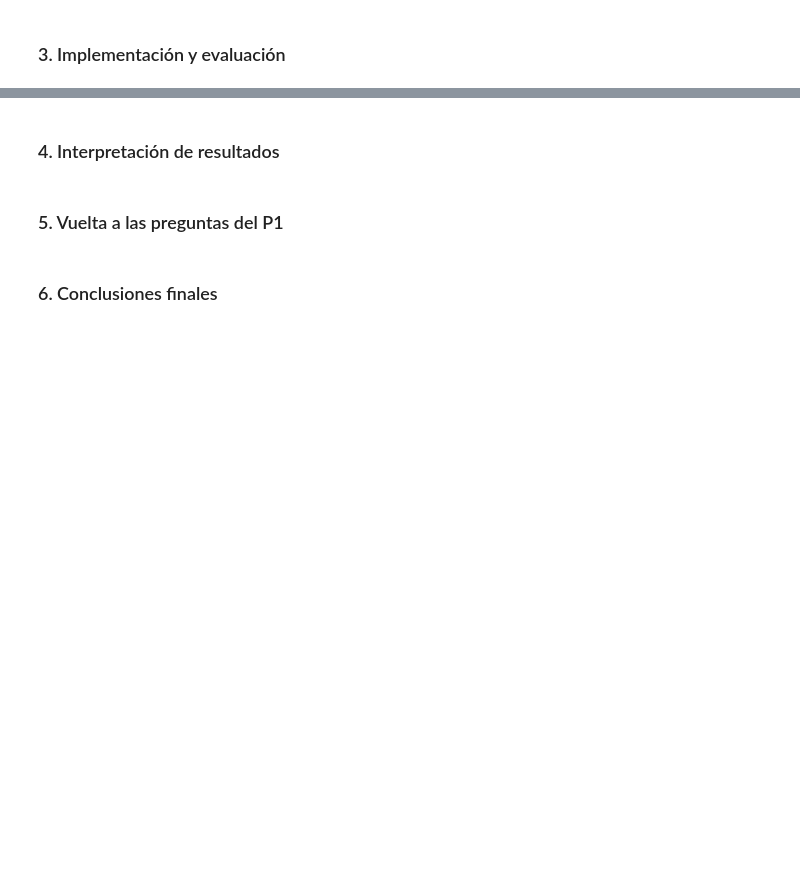
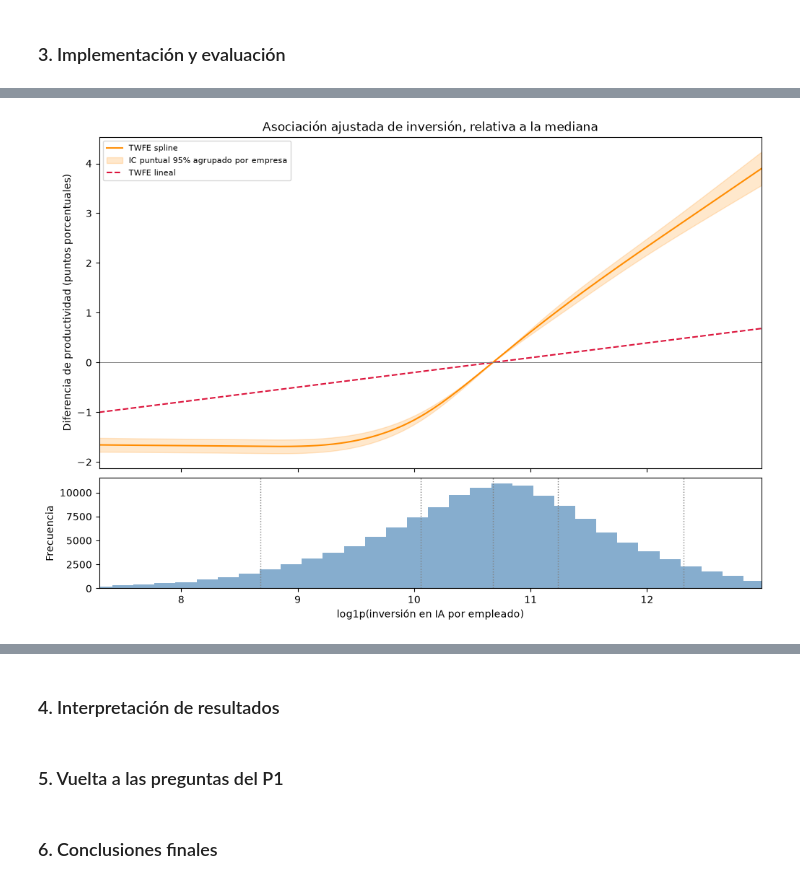
Before and after one commit to Ericsig/DiploDatos, a Jupyter notebook: notebook/modelado.ipynb, the cells around one changed output, grey strips where cells are left out. Drawn from its saved outputs; the diff is of its cells as text; code cells hidden in the pictures; blank space fills up the shorter version.

```diff
--- a/notebook/modelado.ipynb
+++ b/notebook/modelado.ipynb
@@ -398,0 +741,20 @@ H3 con dummies: (143071, 52)
+# %%
+# Centrar/escalar estabiliza las regresiones auxiliares sin cambiar el VIF.
+escala_h1_within = X_h1_within_diag.std(ddof=0)
+assert (escala_h1_within > 1e-12).all(), 'Quedaron predictores absorbidos sin variación.'
+Z_h1_within = (X_h1_within_diag - X_h1_within_diag.mean()) / escala_h1_within
+assert np.isfinite(Z_h1_within.to_numpy()).all()
+diseno_vif_h1 = sm.add_constant(Z_h1_within, has_constant='add')
+vif_h1 = pd.DataFrame({
+    'predictor': Z_h1_within.columns,
+    'VIF_within': [variance_inflation_factor(diseno_vif_h1.to_numpy(), j + 1)
+                   for j in range(Z_h1_within.shape[1])],
+}).sort_values('VIF_within', ascending=False).reset_index(drop=True)
+vif_h1['referencia'] = np.select(
+    [vif_h1['VIF_within'] >= 10, vif_h1['VIF_within'] >= 5],
+    ['alta (>=10)', 'revisar (>=5)'], default='baja (<5)',
+)
+display(vif_h1)
+print(f'Rango within: {np.linalg.matrix_rank(Z_h1_within)} / {Z_h1_within.shape[1]}')
+print(f'Número de condición (predictores within estandarizados): {np.linalg.cond(Z_h1_within):.3f}')
+print('El VIF describe colinealidad entre predictores identificados; no evalúa normalidad ni linealidad.')
@@ -398,0 +887,31 @@ H3 con dummies: (143071, 52)
+# %%
+columnas_curva_h1 = [col_inversion_h1] + columnas_no_lineales_h1
+rejilla_h1 = np.linspace(*x_inversion_h1.quantile([0.01, 0.99]), 250)
+referencia_h1 = float(x_inversion_h1.median())
+contraste_curva_h1 = base_rcs_h1(rejilla_h1, nudos_h1) - base_rcs_h1([referencia_h1], nudos_h1)
+beta_curva_h1 = resultado_twfe_h1_spline.params.loc[columnas_curva_h1].to_numpy()
+cov_curva_h1 = resultado_twfe_h1_spline.cov.loc[columnas_curva_h1, columnas_curva_h1].to_numpy()
+curva_h1 = contraste_curva_h1 @ beta_curva_h1
+se_curva_h1 = np.sqrt(np.maximum(
+    np.einsum('ij,jk,ik->i', contraste_curva_h1, cov_curva_h1, contraste_curva_h1), 0
+))
+fig, axes = plt.subplots(2, 1, figsize=(10, 7), sharex=True,
+                         gridspec_kw={'height_ratios': [3, 1]}, constrained_layout=True)
+axes[0].plot(rejilla_h1, curva_h1, label='TWFE spline', color='darkorange')
+axes[0].fill_between(rejilla_h1, curva_h1 - 1.96 * se_curva_h1,
+                     curva_h1 + 1.96 * se_curva_h1, alpha=0.2, color='darkorange',
+                     label='IC puntual 95% agrupado por empresa')
+axes[0].plot(rejilla_h1, resultado_twfe_h1.params[col_inversion_h1] * (rejilla_h1 - referencia_h1),
+             '--', label='TWFE lineal', color='crimson')
+axes[0].axhline(0, color='gray', lw=0.7)
+axes[0].set(ylabel='Diferencia de productividad (puntos porcentuales)',
+             title='Asociación ajustada de inversión, relativa a la mediana')
+axes[0].legend(fontsize=8)
+axes[1].hist(x_inversion_h1, bins=80, color='steelblue', alpha=0.65)
+for nudo in nudos_h1:
+    axes[1].axvline(nudo, color='gray', ls=':', lw=1)
+axes[1].set(xlabel='log1p(inversión en IA por empleado)', ylabel='Frecuencia',
+             xlim=(rejilla_h1.min(), rejilla_h1.max()))
+plt.show()
+# %% [output]
+[figure, added]
```
Also changed, not shown: parts of 46 cells of this notebook.
